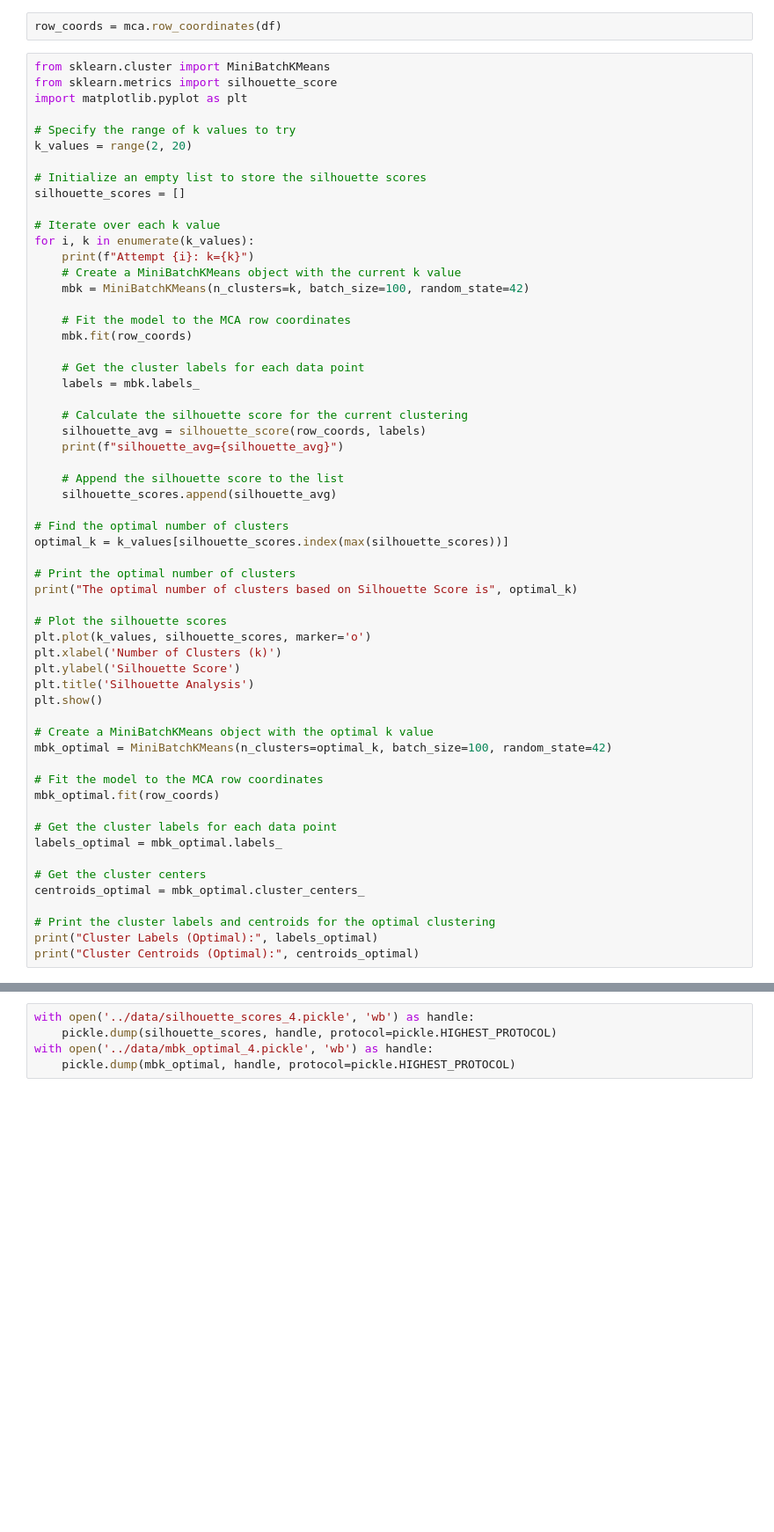
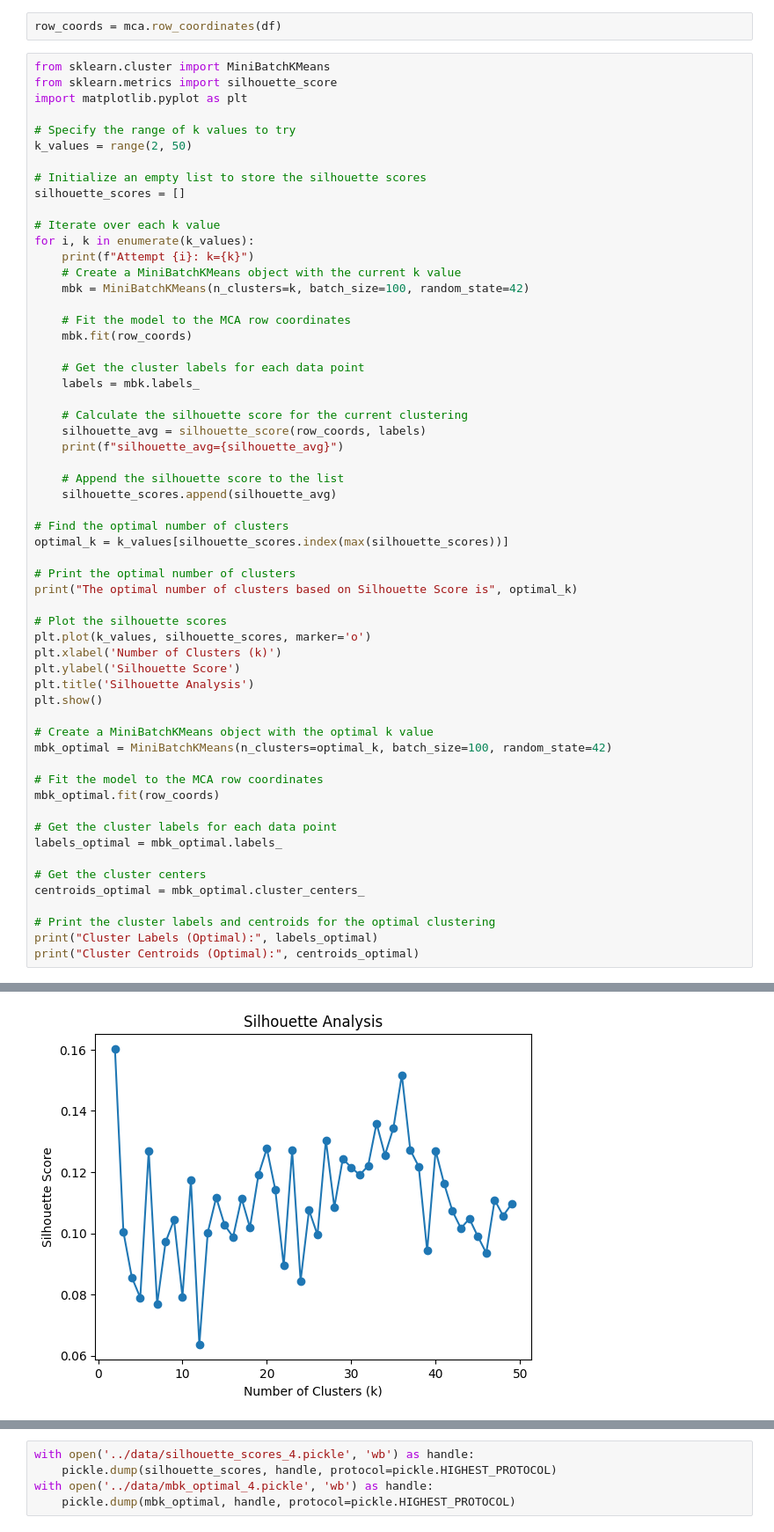
Before and after one commit to corymills/DTSA-5506, a Jupyter notebook: src/03 Data Modelling - Clustering - MCA Kmeans 4.ipynb, the cells around one changed output, grey strips where cells are left out. Shown at 88% size. Cells and saved outputs as stored; diff of their text form; blank space fills up the shorter version.

```diff
--- a/src/03 Data Modelling - Clustering - MCA Kmeans 4.ipynb
+++ b/src/03 Data Modelling - Clustering - MCA Kmeans 4.ipynb
@@ -55,7 +55,7 @@ from sklearn.metrics import silhouette_score
 import matplotlib.pyplot as plt
 
 # Specify the range of k values to try
-k_values = range(2, 20)
+k_values = range(2, 50)
 
 # Initialize an empty list to store the silhouette scores
 silhouette_scores = []
@@ -111,0 +128 @@ Attempt 0: k=2
+[figure, added]
```
Also changed, not shown: parts of 1 cell of this notebook, 6 other files.
